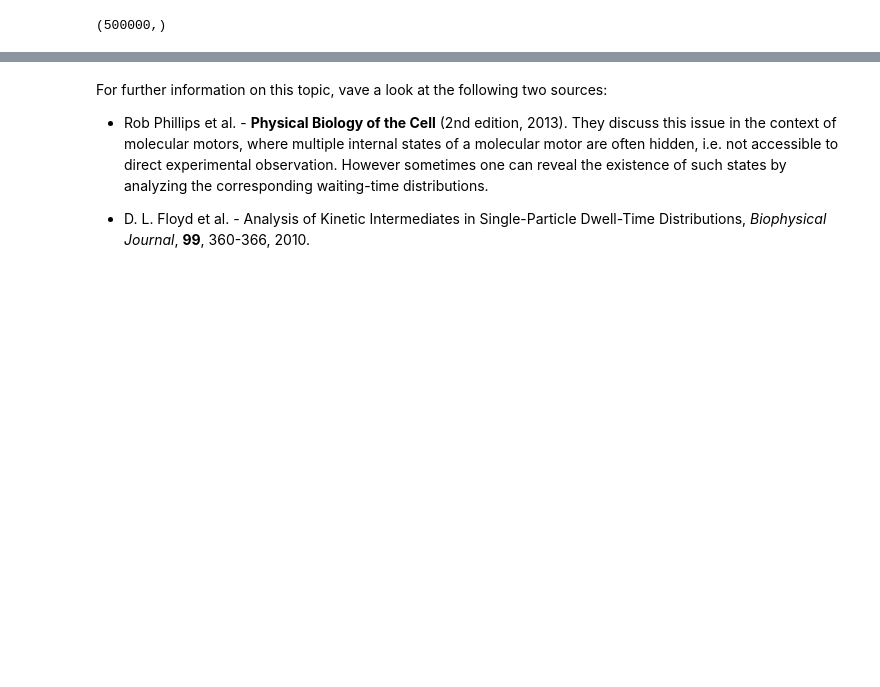
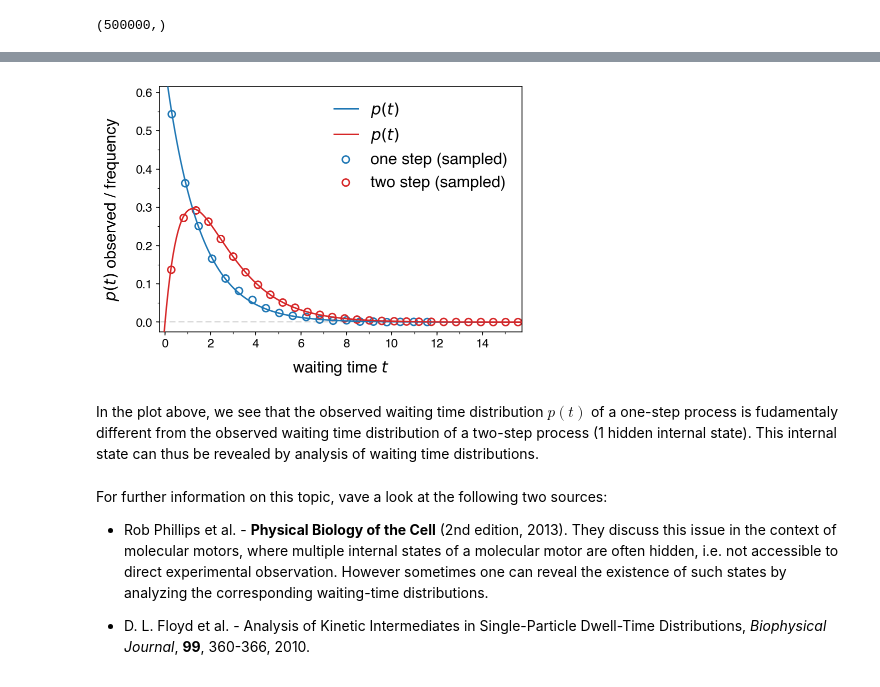
Before and after one commit to khx0/stochastic-processes, a Jupyter notebook: waiting-time-distributions/waiting-time-distributions.ipynb, the cells around one changed output, grey strips where cells are left out. Cells and saved outputs as stored; diff of their text form; code cells hidden in the pictures; blank space fills up the shorter version.

```diff
--- a/waiting-time-distributions/waiting-time-distributions.ipynb
+++ b/waiting-time-distributions/waiting-time-distributions.ipynb
@@ -405,3 +547,9 @@ plot_scatter_histogram(scatterData2, dist2)
+# %%
+plot_one_vs_two(scatterData, expDist, scatterData2, dist2)
+# %% [output]
+[figure, added]
+# %% [markdown]
+In the plot above, we see that the observed waiting time distribution $p(t)$ of a one-step process is fudamentaly different from the observed waiting time distribution of a two-step process (1 hidden internal state). This internal state can thus be revealed by analysis of waiting time distributions.
 # %% [markdown]
 For further information on this topic, vave a look at the following two sources:
 
```
Also changed, not shown: parts of 10 cells of this notebook, 3 other files.
